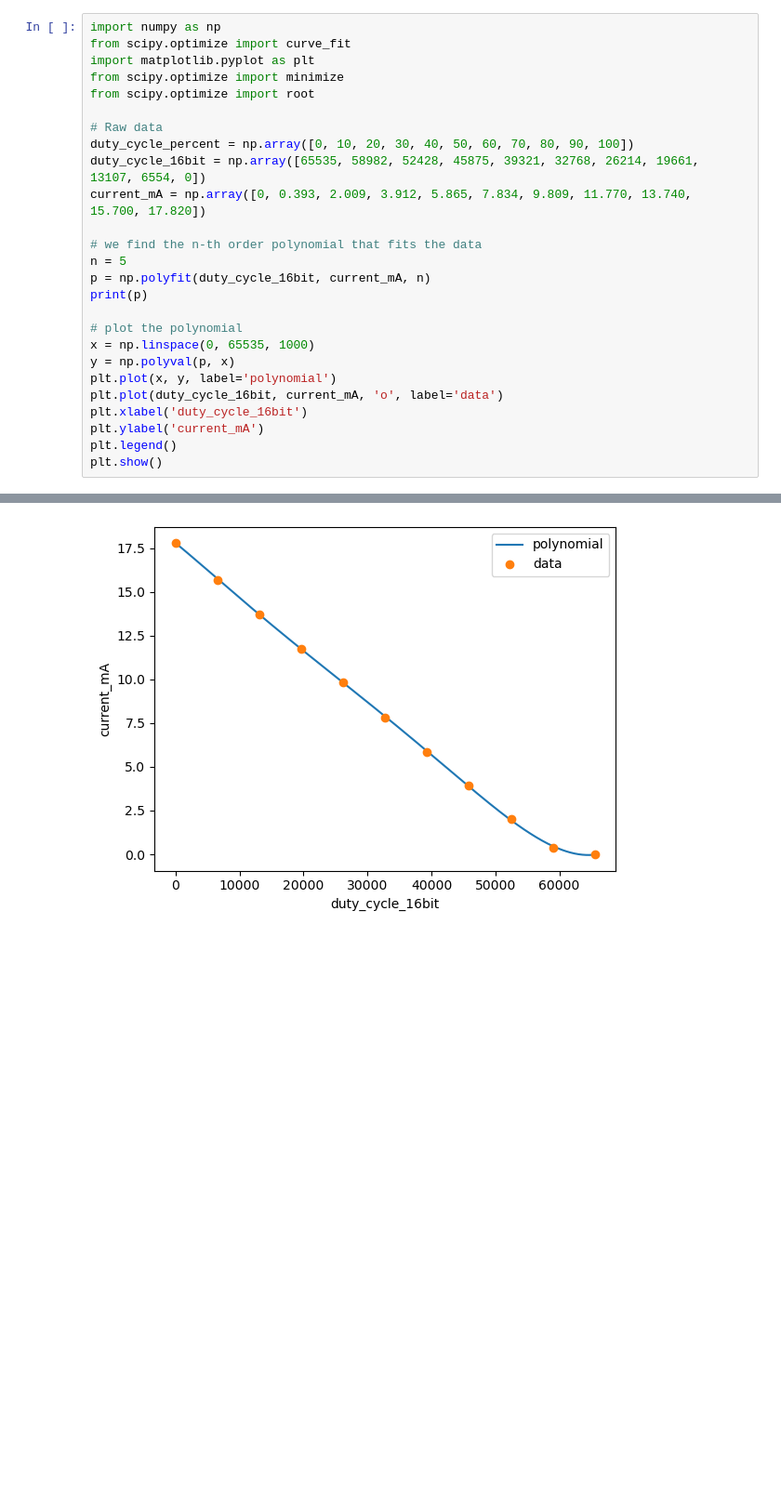
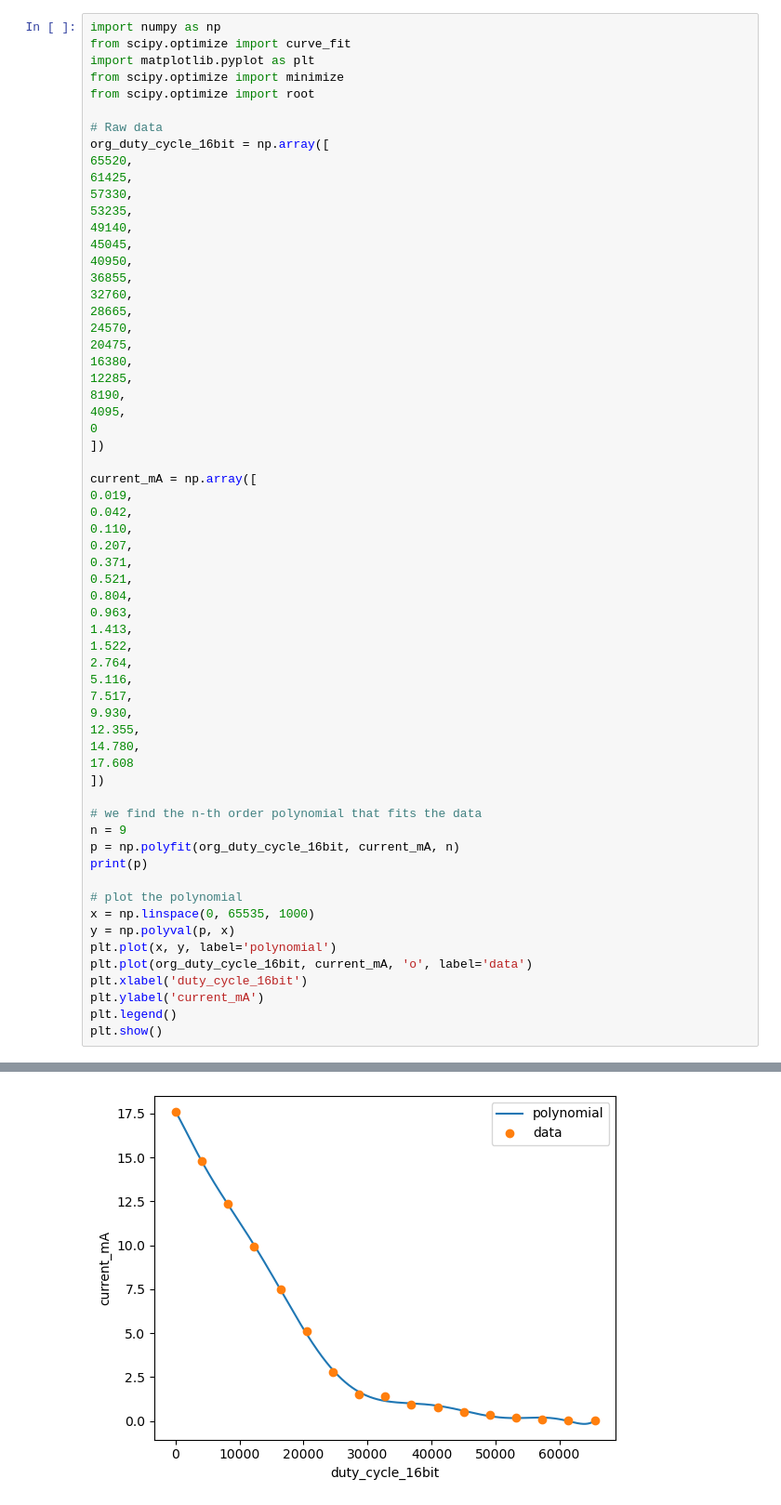
Before and after one commit to lucanatorvs/eZ-Green, a Jupyter notebook: Air-core_stepper_motor_LUT_generator.ipynb, the cells around one changed output, grey strips where cells are left out. Shown: that part at 93% size. Saved outputs shown, nothing was run; the diff lists cells and outputs as text; blank space fills up the shorter version.

```diff
--- a/Air-core_stepper_motor_LUT_generator.ipynb
+++ b/Air-core_stepper_motor_LUT_generator.ipynb
@@ -6,20 +83,56 @@ from scipy.optimize import minimize
 from scipy.optimize import root
 
 # Raw data
-duty_cycle_percent = np.array([0, 10, 20, 30, 40, 50, 60, 70, 80, 90, 100])
-duty_cycle_16bit = np.array([65535, 58982, 52428, 45875, 39321, 32768, 26214, 19661, 13107, 6554, 0])
-current_mA = np.array([0, 0.393, 2.009, 3.912, 5.865, 7.834, 9.809, 11.770, 13.740, 15.700, 17.820])
+org_duty_cycle_16bit = np.array([
+65520,
+61425,
+57330,
+53235,
+49140,
+45045,
+40950,
+36855,
+32760,
+28665,
+24570,
+20475,
+16380,
+12285,
+8190,
+4095,
+0
+])
+
+current_mA = np.array([
+0.019,
+0.042,
+0.110,
+0.207,
+0.371,
+0.521,
+0.804,
+0.963,
+1.413,
+1.522,
+2.764,
+5.116,
+7.517,
+9.930,
+12.355,
+14.780,
+17.608
+])
 
 # we find the n-th order polynomial that fits the data
-n = 5
-p = np.polyfit(duty_cycle_16bit, current_mA, n)
+n = 9
+p = np.polyfit(org_duty_cycle_16bit, current_mA, n)
 print(p)
 
 # plot the polynomial
 x = np.linspace(0, 65535, 1000)
 y = np.polyval(p, x)
 plt.plot(x, y, label='polynomial')
-plt.plot(duty_cycle_16bit, current_mA, 'o', label='data')
+plt.plot(org_duty_cycle_16bit, current_mA, 'o', label='data')
 plt.xlabel('duty_cycle_16bit')
 plt.ylabel('current_mA')
 plt.legend()
@@ -30,4 +144,4 @@ plt.show()
-[figure, old version]
+[figure, new version]
 # %%
 # each angel, has 2 currents associated with it, one for each coil (sine and cosine)
 MaxCurrent = 10 # mA
```
Also changed, not shown: parts of 6 cells of this notebook, 34 other files.
